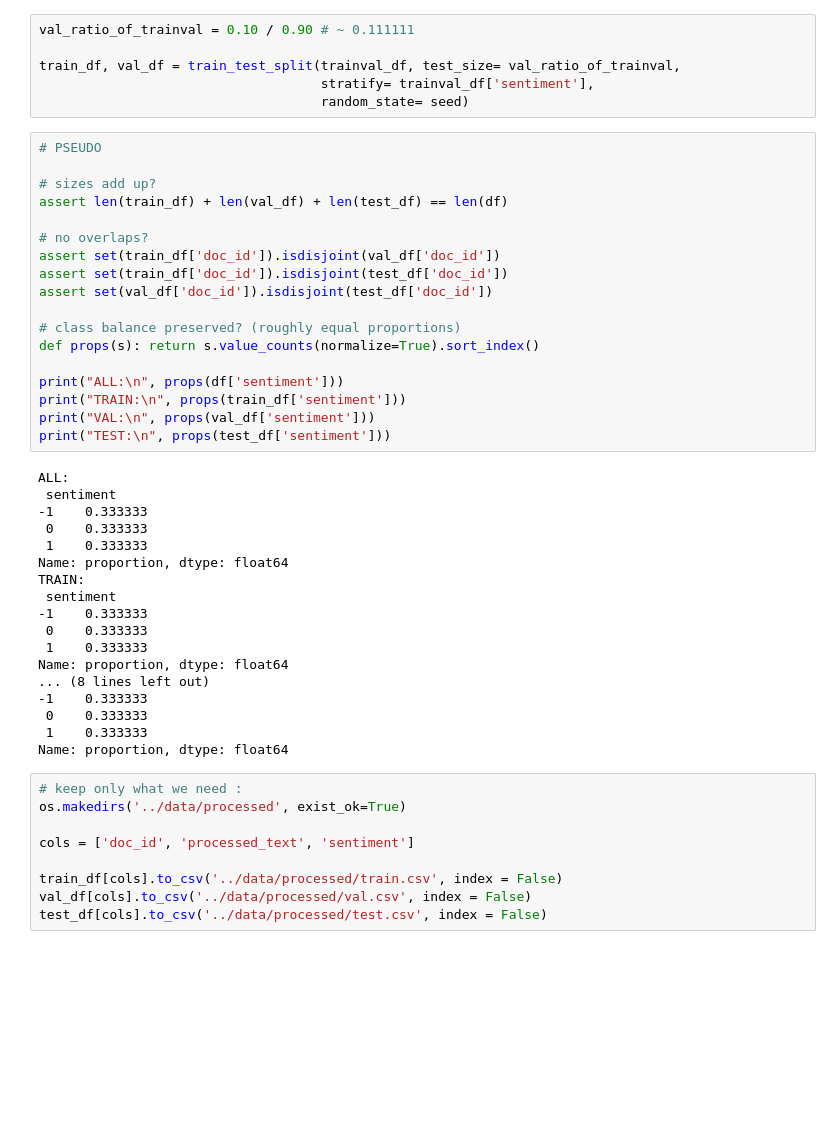
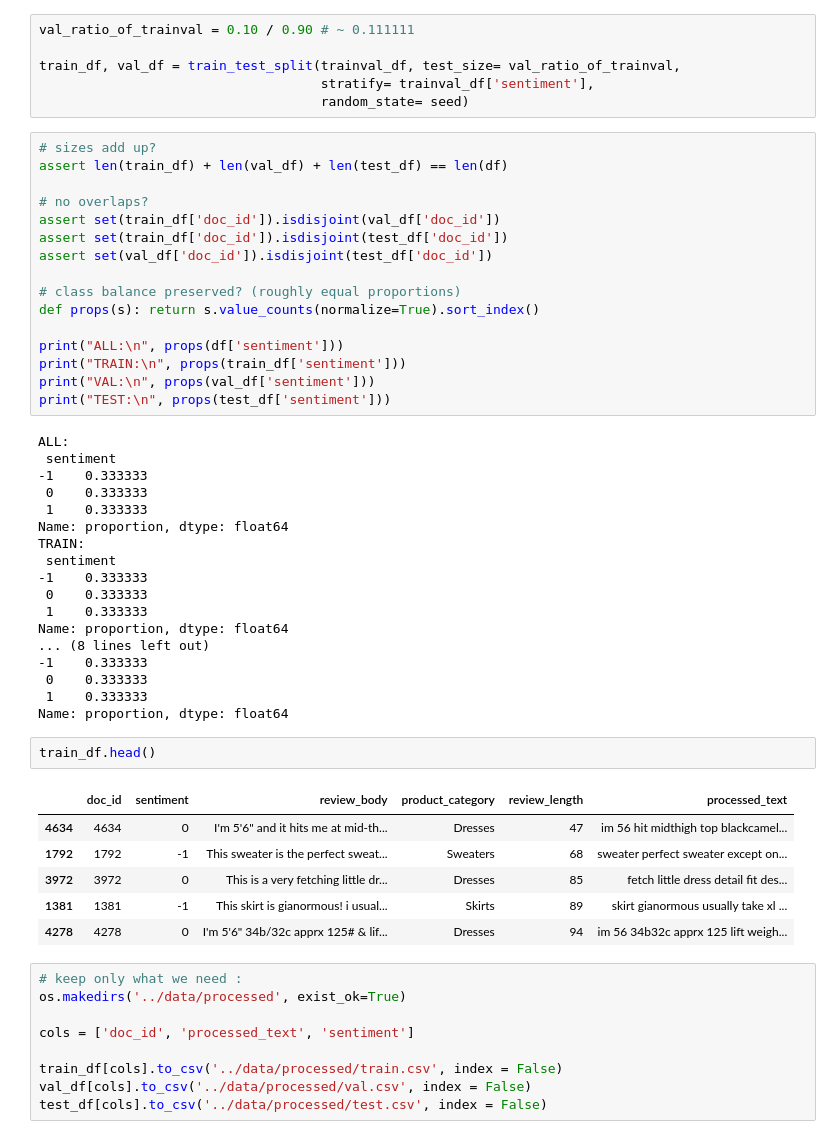
Before and after one commit to MosabAhmed92/Women-Clothing---NLP, a Jupyter notebook: notebooks/phase1_data_audit.ipynb, the cells around one changed output. Drawn from its saved outputs; the diff is of its cells as text; blank space fills up the shorter version.

```diff
--- a/notebooks/phase1_data_audit.ipynb
+++ b/notebooks/phase1_data_audit.ipynb
@@ -497,8 +195,6 @@ train_df, val_df = train_test_split(trainval_df, test_size= val_ratio_of_trainva
                                     stratify= trainval_df['sentiment'],
                                     random_state= seed)
 # %%
-# PSEUDO
-
 # sizes add up?
 assert len(train_df) + len(val_df) + len(test_df) == len(df)
 
@@ -532,6 +228,15 @@ Name: proportion, dtype: float64
  0    0.333333
  1    0.333333
 Name: proportion, dtype: float64
+# %%
+train_df.head()
+# %% [output]
+|  | doc_id | sentiment | review_body | product_category | review_length | processed_text |
+| 4634 | 4634 | 0 | I'm 5'6" and it hits me at mid-th... | Dresses | 47 | im 56 hit midthigh top blackcamel... |
+| 1792 | 1792 | -1 | This sweater is the perfect sweat... | Sweaters | 68 | sweater perfect sweater except on... |
+| 3972 | 3972 | 0 | This is a very fetching little dr... | Dresses | 85 | fetch little dress detail fit des... |
+| 1381 | 1381 | -1 | This skirt is gianormous! i usual... | Skirts | 89 | skirt gianormous usually take xl ... |
+| 4278 | 4278 | 0 | I'm 5'6" 34b/32c apprx 125# & lif... | Dresses | 94 | im 56 34b32c apprx 125 lift weigh... |
 # %%
 # keep only what we need :
 os.makedirs('../data/processed', exist_ok=True)
```
Also changed, not shown: parts of 89 cells of this notebook, 5 other files.
